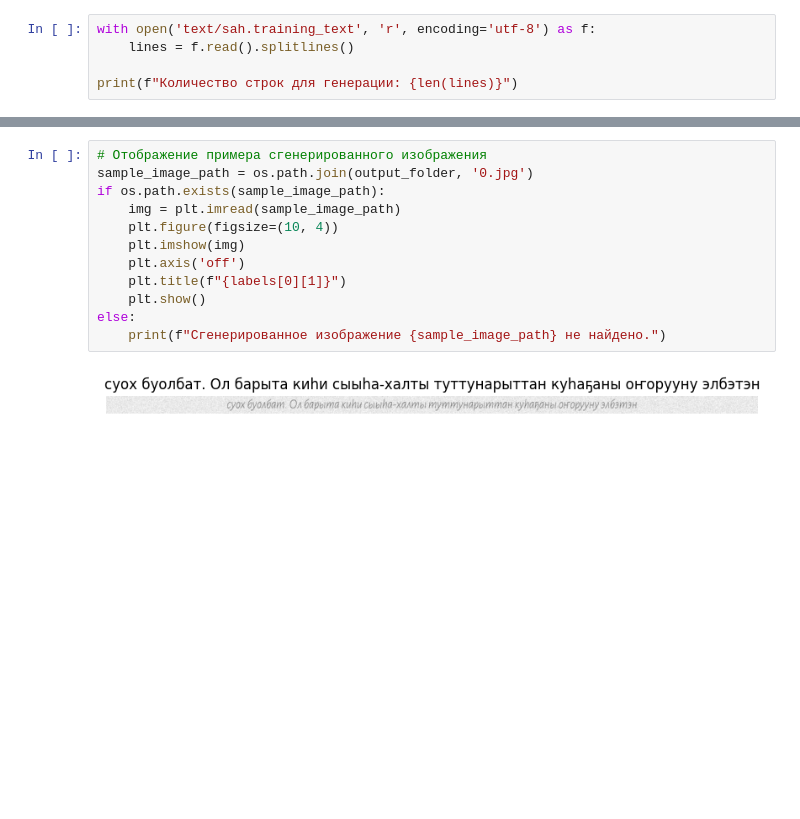
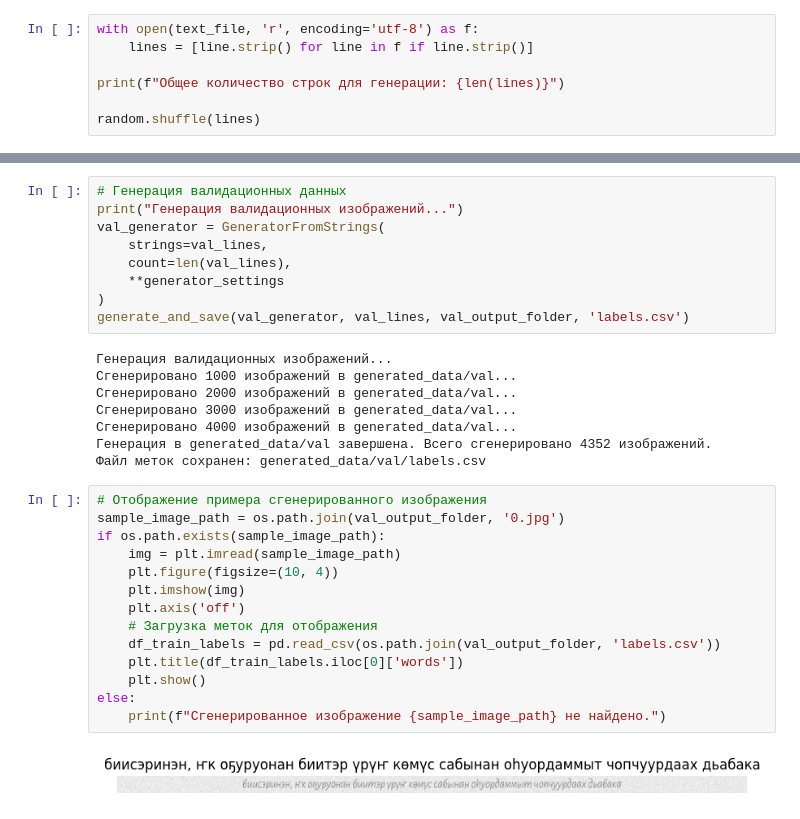
Before and after one commit to nrosto/keras-ocr, a Jupyter notebook: workspace/torch_ocr_dataset.ipynb, the cells around one changed output, grey strips where cells are left out. Cells and saved outputs as stored; diff of their text form; blank space fills up the shorter version.

Commit message:
[EasyOCR] Changed created dataset from labels.txt to labels.csv - deleted some symbols in char_list.txt - deleted venv - try to use deep-text-recognition-benchmark

```diff
--- a/workspace/torch_ocr_dataset.ipynb
+++ b/workspace/torch_ocr_dataset.ipynb
@@ -77,8 +68,10 @@ print(f"Количество найденных файлов шрифтов: {le
 # %% [output]
 Количество найденных файлов шрифтов: 75
 # %%
-with open('text/sah.training_text', 'r', encoding='utf-8') as f:
-    lines = f.read().splitlines()
+with open(text_file, 'r', encoding='utf-8') as f:
+    lines = [line.strip() for line in f if line.strip()]
 
-print(f"Количество строк для генерации: {len(lines)}")
+print(f"Общее количество строк для генерации: {len(lines)}")
+
+random.shuffle(lines)
 # %% [output]
@@ -155,14 +164,33 @@ print(f"Файл меток сохранен: {labels_file}")
 # %%
-# Отображение примера сгенерированного изображения
-sample_image_path = os.path.join(output_folder, '0.jpg')
-if os.path.exists(sample_image_path):
-    img = plt.imread(sample_image_path)
-    plt.figure(figsize=(10, 4))
-    plt.imshow(img)
-    plt.axis('off')
-    plt.title(f"{labels[0][1]}")
-    plt.show()
-else:
-    print(f"Сгенерированное изображение {sample_image_path} не найдено.")
+# Генерация валидационных данных
+print("Генерация валидационных изображений...")
+val_generator = GeneratorFromStrings(
+    strings=val_lines,
+    count=len(val_lines),
+    **generator_settings
+)
+generate_and_save(val_generator, val_lines, val_output_folder, 'labels.csv')
 # %% [output]
-[figure, removed]
+Генерация валидационных изображений...
+Сгенерировано 1000 изображений в generated_data/val...
+Сгенерировано 2000 изображений в generated_data/val...
+Сгенерировано 3000 изображений в generated_data/val...
+Сгенерировано 4000 изображений в generated_data/val...
+Генерация в generated_data/val завершена. Всего сгенерировано 4352 изображений.
+Файл меток сохранен: generated_data/val/labels.csv
+# %%
+# Отображение примера сгенерированного изображения
+sample_image_path = os.path.join(val_output_folder, '0.jpg')
+if os.path.exists(sample_image_path):
+    img = plt.imread(sample_image_path)
+    plt.figure(figsize=(10, 4))
+    plt.imshow(img)
+    plt.axis('off')
+    # Загрузка меток для отображения
+    df_train_labels = pd.read_csv(os.path.join(val_output_folder, 'labels.csv'))
+    plt.title(df_train_labels.iloc[0]['words'])
+    plt.show()
+else:
+    print(f"Сгенерированное изображение {sample_image_path} не найдено.")
+# %% [output]
+[figure, added]
```
Also changed, not shown: parts of 12 cells of this notebook, 6 other files.
